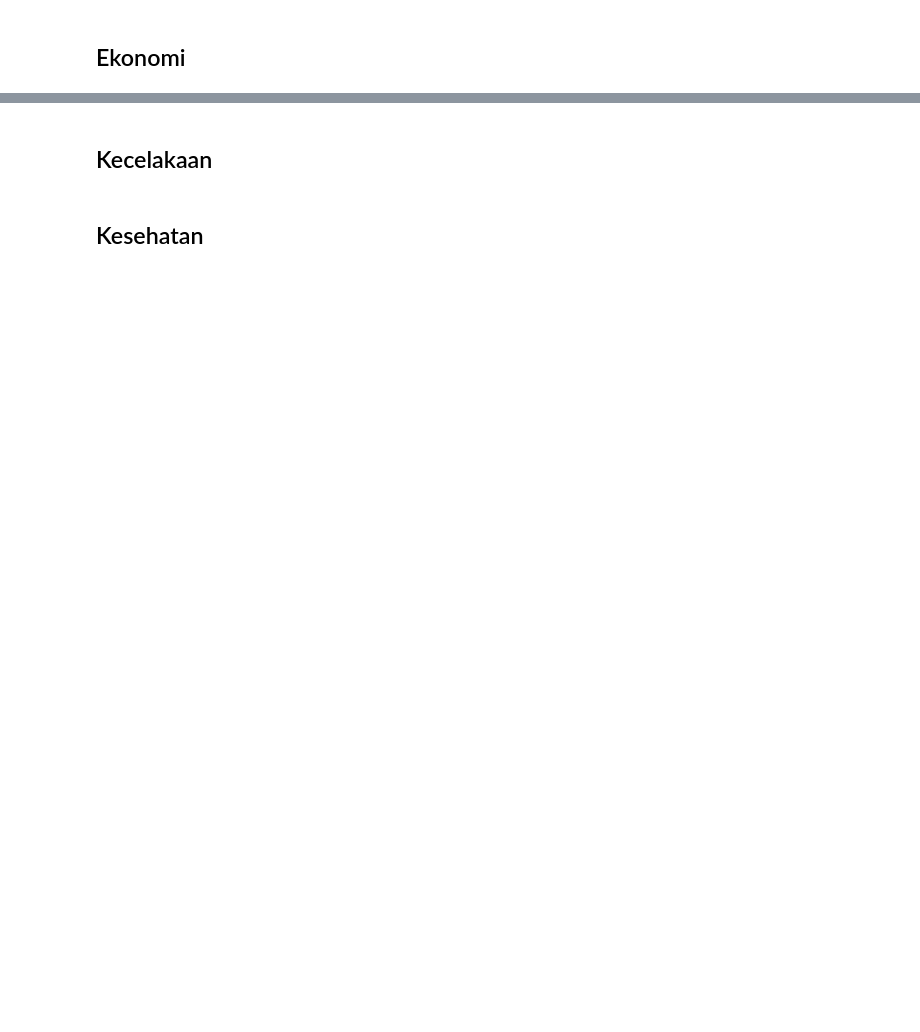
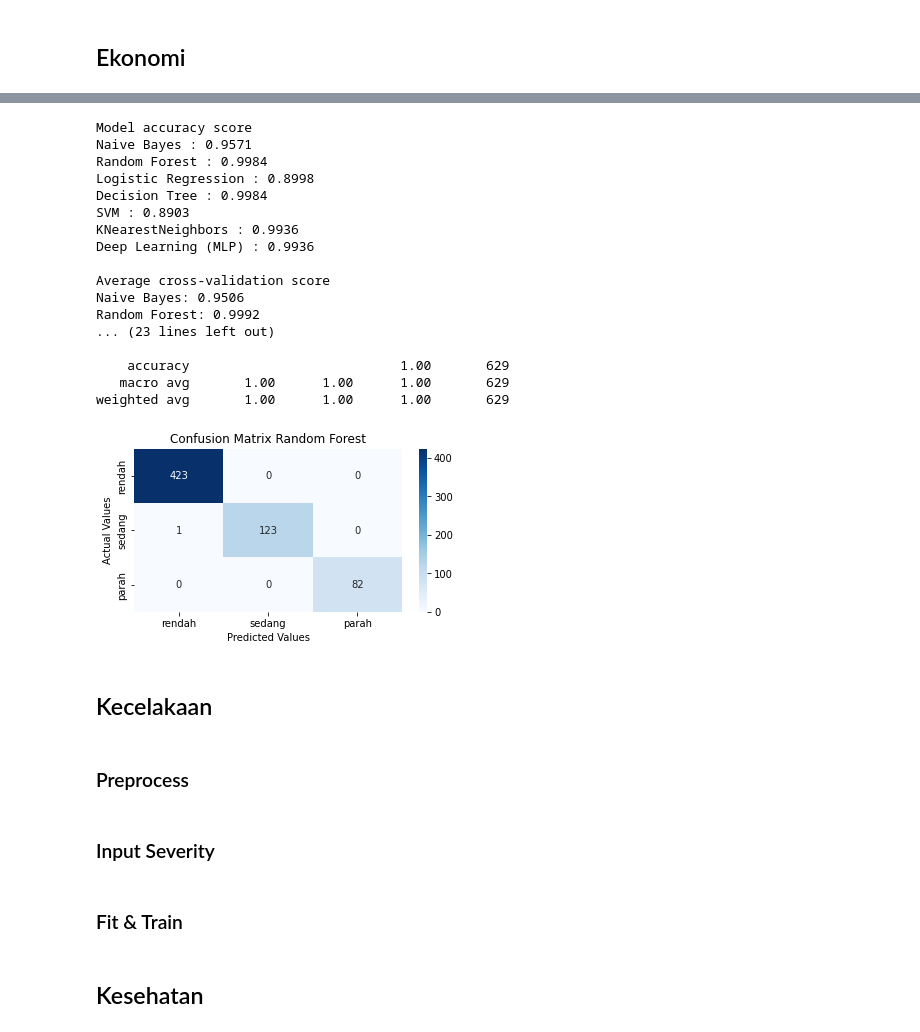
Before and after one commit to alwaysyu/PetaKabar, a Jupyter notebook: compare.ipynb, the cells around one changed output, grey strips where cells are left out. Saved outputs shown, nothing was run; the diff lists cells and outputs as text; code cells hidden in the pictures; blank space fills up the shorter version.

Commit message:
Klasifikasi Ekonomi

```diff
--- a/compare.ipynb
+++ b/compare.ipynb
@@ -395,0 +532,3 @@ cls_old_ekonomi.dtypes
+# %%
+cls_old_ekonomi['keparahannew'] = calc_eko(cls_old_ekonomi)
+cls_old_ekonomi.head()
@@ -395,0 +544,13 @@ cls_old_ekonomi.dtypes
+# %%
+# Declare feature vector and target variable
+X = cls_old_ekonomi.drop(['keparahannew'], axis=1)
+y = cls_old_ekonomi['keparahannew']
+# %%
+# Split X and y into training and testing sets
+
+from sklearn.model_selection import train_test_split
+
+X_train, X_test, y_train, y_test = train_test_split(X, y, test_size = 0.2, random_state = 0)
+print(len(X_train))
+print(len(X_test))
+print(X_train.shape, X_test.shape)
@@ -396,2 +577,33 @@ cls_old_ekonomi.dtypes
+# %%
+# Feature scaling
+from sklearn.preprocessing import StandardScaler
+
+scaler = StandardScaler()
+
+X_train = scaler.fit_transform(X_train)
+X_test = scaler.transform(X_test)
+# %%
+compare_cls(X_train, X_test, y_train, y_test)
+# %% [output]
+Model accuracy score
+Naive Bayes : 0.9571
+Random Forest : 0.9984
+Logistic Regression : 0.8998
+Decision Tree : 0.9984
+SVM : 0.8903
+KNearestNeighbors : 0.9936
+Deep Learning (MLP) : 0.9936
+
+Average cross-validation score
+Naive Bayes: 0.9506
+Random Forest: 0.9992
+... (23 lines left out)
+
+    accuracy                           1.00       629
+   macro avg       1.00      1.00      1.00       629
+weighted avg       1.00      1.00      1.00       629
+[figure, added]
 # %% [markdown]
 ## Kecelakaan
+# %% [markdown]
+### Preprocess
@@ -398,2 +617,6 @@ cls_old_ekonomi.dtypes
+# %% [markdown]
+### Input Severity
+# %% [markdown]
+### Fit & Train
 # %% [markdown]
 ## Kesehatan
```
Also changed, not shown: parts of 42 cells of this notebook.
